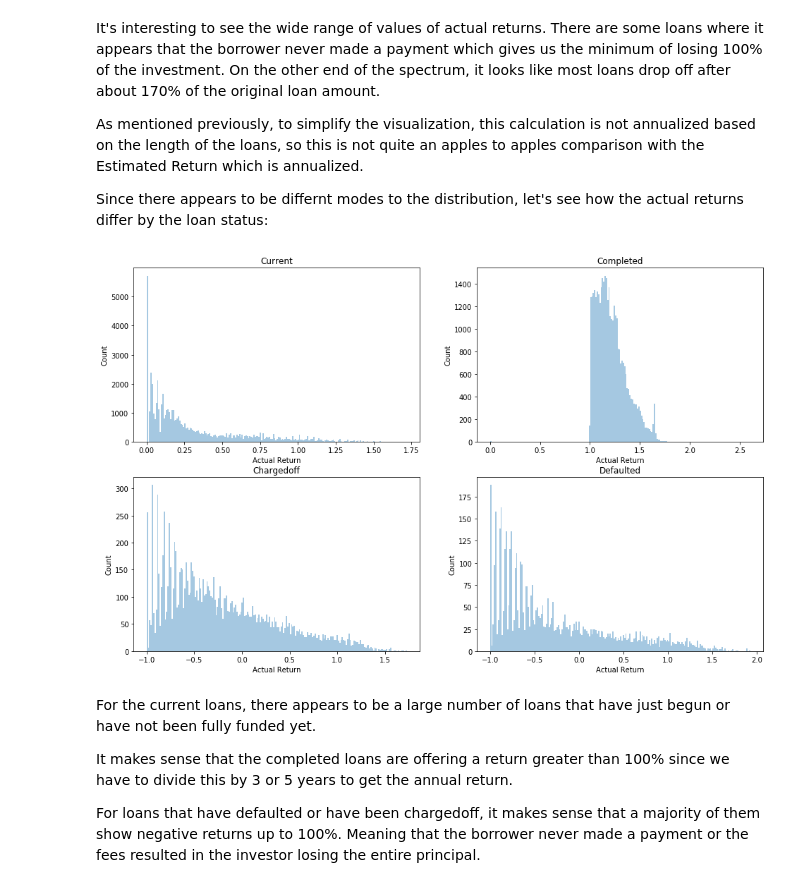
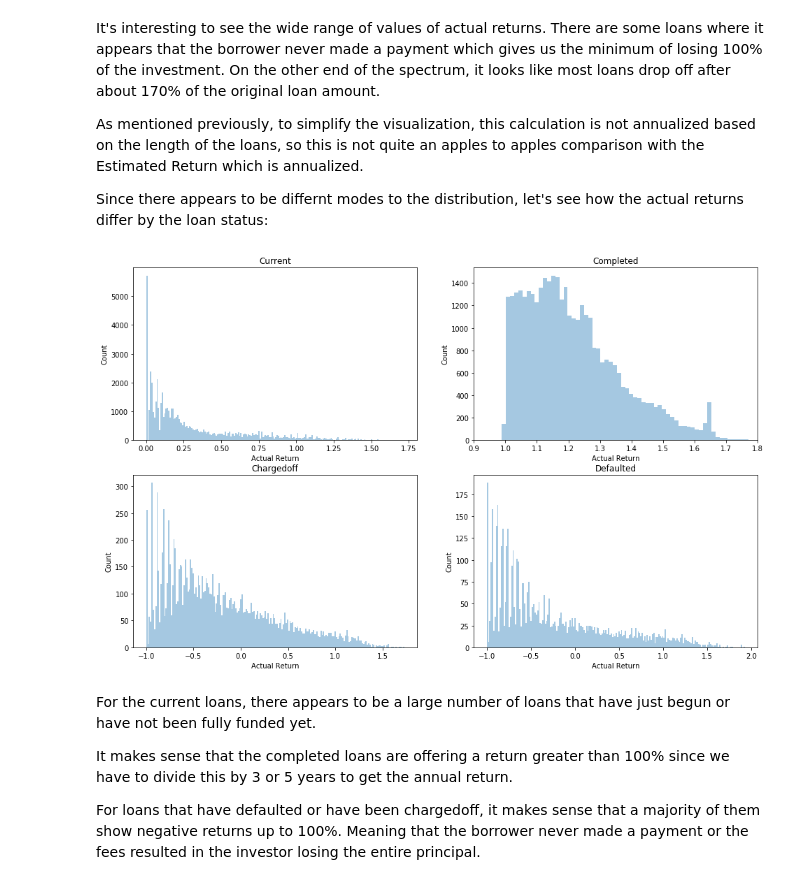
Before and after one commit to 0xjimm/prosper-loan-data-findings, a Jupyter notebook: prosper-loan-data-exploration.ipynb, the cells around one changed output. Saved outputs shown, nothing was run; the diff lists cells and outputs as text; code cells hidden in the pictures.

```diff
--- a/prosper-loan-data-exploration.ipynb
+++ b/prosper-loan-data-exploration.ipynb
@@ -203,19 +205,22 @@ Since there appears to be differnt modes to the distribution, let's see how the
 # %%
 variables = ['Current', 'Completed', 'Chargedoff', 'Defaulted']
 
 plt.figure(figsize = [16, 10])
 
 for i in range(len(variables)):
     plt.subplot(2, 2, i+1)
 
     sns.distplot(df.query('LoanStatus == "{}"'.format(variables[i])).ActualReturns,
                  kde = False, bins = 200)
 
     plt.xlabel('Actual Return')
     plt.ylabel('Count')
-    plt.title(variables[i]);
+    plt.title(variables[i])
+
+plt.subplot(2, 2, 2)
+plt.xlim(.9, 1.8);
 # %% [output]
-[figure, old version]
+[figure, new version]
 # %% [markdown]
 For the current loans, there appears to be a large number of loans that have just begun or have not been fully funded yet.
 
```
Also changed, not shown: parts of 6 cells of this notebook.
